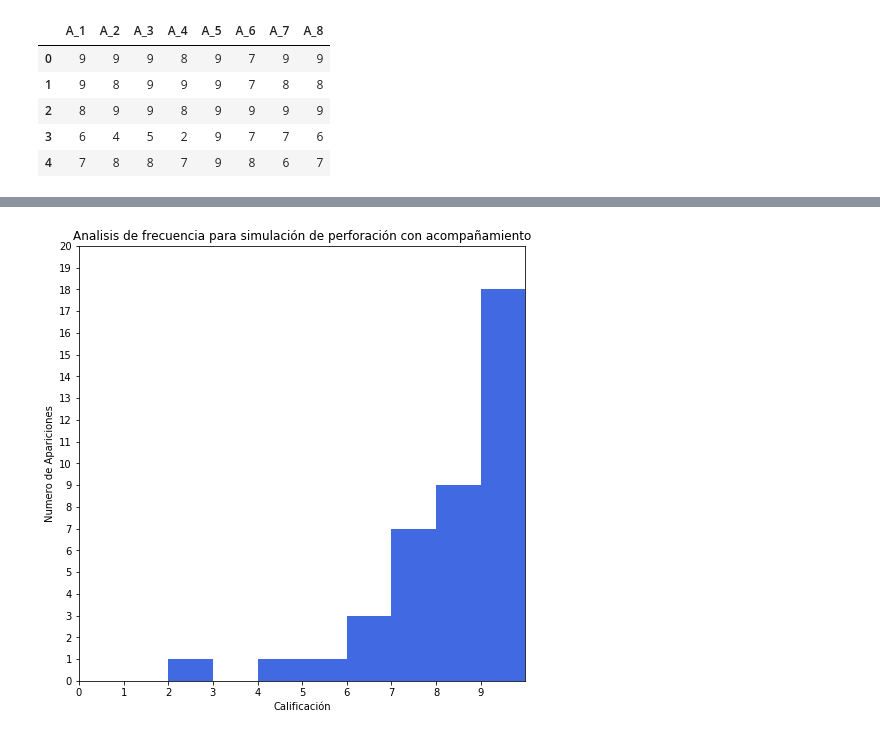
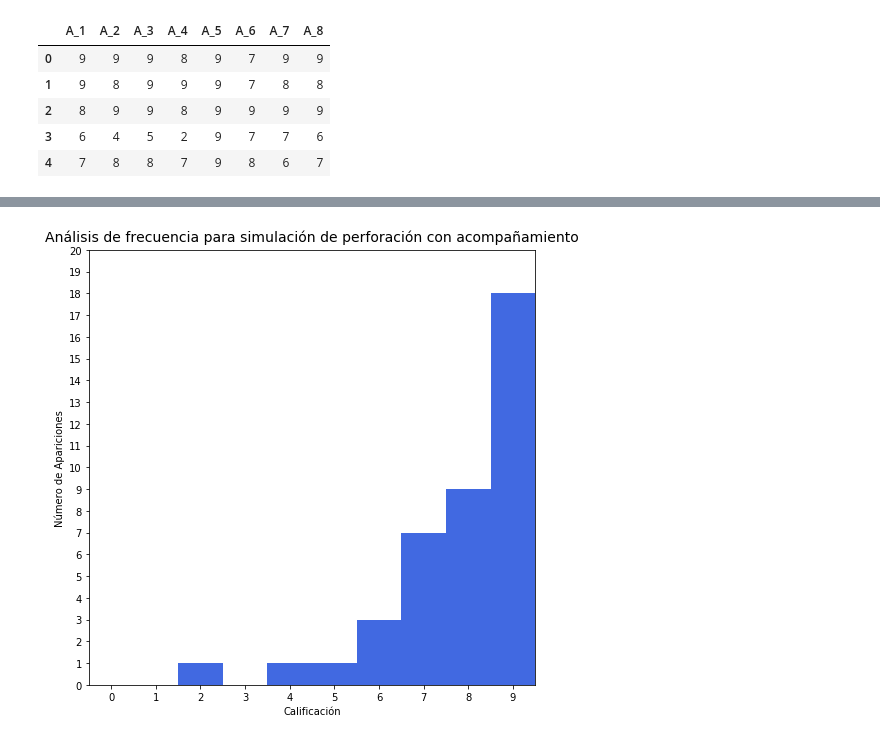
Before and after one commit to AronForero/Some_graphics, a Jupyter notebook: OffTopic.ipynb, the cells around one changed output, grey strips where cells are left out. Cells and saved outputs as stored; diff of their text form; code cells hidden in the pictures.

Commit message:
New section added, plots made with plt.bar

```diff
--- a/OffTopic.ipynb
+++ b/OffTopic.ipynb
@@ -162,11 +169,19 @@ plt.savefig('figure2.png')
 # %%
 f = plt.figure(figsize=(8,8))
-plt.bar([0,1,2,3,4,5,6,7,8,9],[0,0,1,0,1,1,3,7,9,18], color='royalblue', width=1, align='edge')
+plt.bar([0,1,2,3,4,5,6,7,8,9],[0,0,1,0,1,1,3,7,9,18], color='royalblue', width=1, align='center')
 plt.xlabel('Calificación')
-plt.ylabel('Numero de Apariciones')
-plt.title('Analisis de frecuencia para simulación de perforación con acompañamiento')
+plt.ylabel('Número de Apariciones')
+plt.title(
+    'Análisis de frecuencia para simulación de perforación con acompañamiento',
+    fontdict={
+        'fontsize': 14,
+        'fontweight': 500,
+        'verticalalignment': 'bottom'
+    }
+)
 plt.xticks(range(0,10), ['0', '1', '2', '3', '4', '5', '6', '7', '8', '9', '10'])
 plt.yticks(range(0,21))
-plt.xlim(0,10);
+plt.xlim(-0.5,9.5)
+plt.savefig('figure2.png');
 # %% [output]
-[figure, old version]
+[figure, new version]
```
Also changed, not shown: parts of 5 cells of this notebook, 3 other files.
